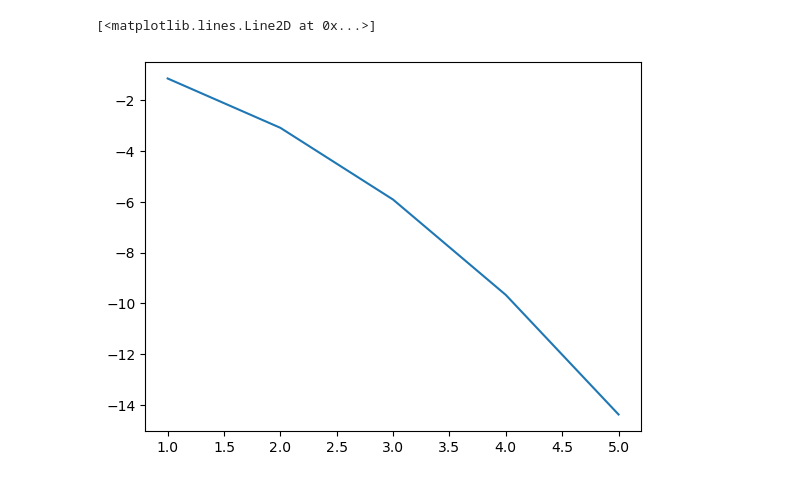
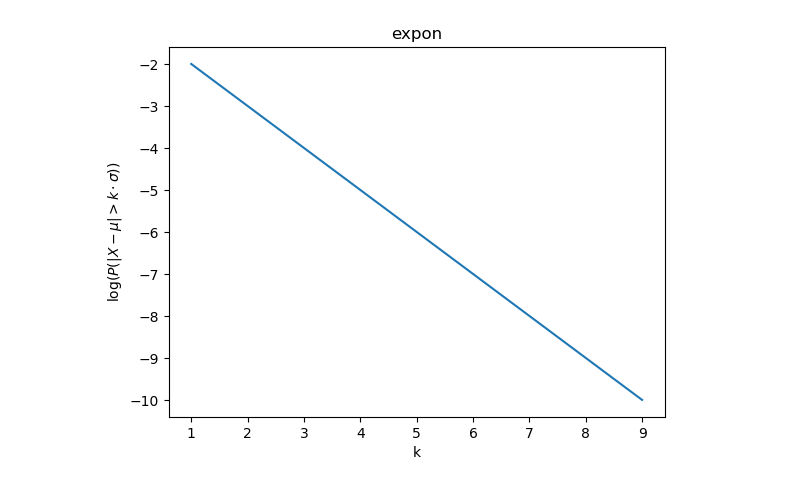
Before and after one commit to maxspiv/Advanced-Probability, a Jupyter notebook: AP Day 35.ipynb, the cells around one changed output. Saved outputs shown, nothing was run; the diff lists cells and outputs as text; code cells hidden in the pictures.

```diff
--- a/AP Day 35.ipynb
+++ b/AP Day 35.ipynb
@@ -31,5 +8,18 @@ plt.plot(plot[0],plot[1])
-# %%
-plt.plot(plot[0],np.log(plot[1]))
-# %% [output]
-[<matplotlib.lines.Line2D at 0x...>]
-[figure, removed]
+# %%
+def plot_dist(dist_name:str,stdv:np.array):
+    out = []
+    dist = getattr(scipy.stats,dist_name)
+    std_val = dist.std()
+    mean_val = dist.mean()
+    for stdvi in stdv:
+        out.append(dist.cdf(-stdvi*std_val+mean_val)+dist.sf(stdvi*std_val+mean_val))
+    plt.plot(stdv,np.log(np.array(out)))
+    plt.xlabel('k')
+    plt.ylabel(r'$\log ( P(|X-\mu| > k \cdot \sigma)  )$')
+    plt.title(dist_name)
+# %%
+k_vals = np.arange(1,10)
+# %%
+plot_dist('expon',k_vals)
+# %% [output]
+[figure, added]
```
Also changed, not shown: parts of 19 cells of this notebook.
